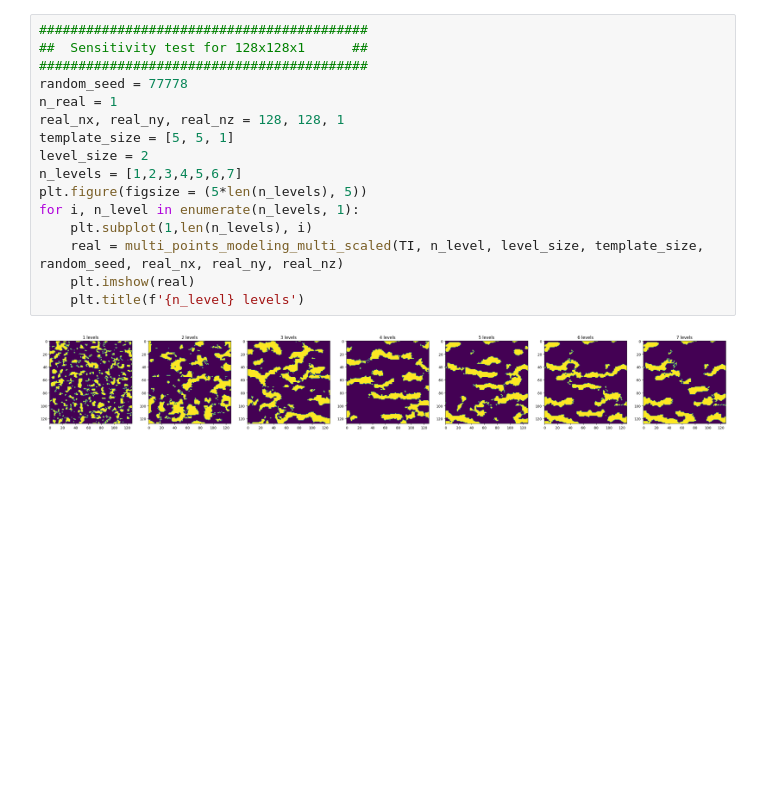
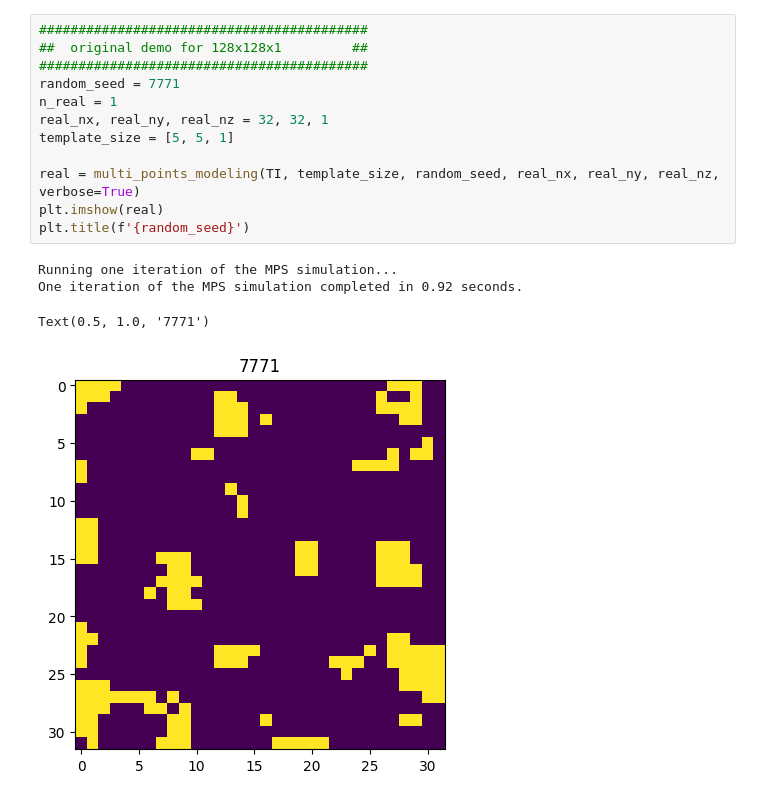
Before and after one commit to geomodeller/funny_mps_v2, a Jupyter notebook: main_multi_lavel_v2.ipynb, the cells around one changed output. Drawn from its saved outputs; the diff is of its cells as text; blank space fills up the shorter version.

```diff
--- a/main_multi_lavel_v2.ipynb
+++ b/main_multi_lavel_v2.ipynb
@@ -28,18 +30,17 @@ for i in range(25):
 # %%
 ##########################################
-##  Sensitivity test for 128x128x1      ##
+##  original demo for 128x128x1         ##
 ##########################################
-random_seed = 77778
+random_seed = 7771
 n_real = 1
-real_nx, real_ny, real_nz = 128, 128, 1
+real_nx, real_ny, real_nz = 32, 32, 1
 template_size = [5, 5, 1]
-level_size = 2
-n_levels = [1,2,3,4,5,6,7]
-plt.figure(figsize = (5*len(n_levels), 5))
-for i, n_level in enumerate(n_levels, 1):
-    plt.subplot(1,len(n_levels), i)
-    real = multi_points_modeling_multi_scaled(TI, n_level, level_size, template_size, random_seed, real_nx, real_ny, real_nz)
-    plt.imshow(real)
-    plt.title(f'{n_level} levels')
+
+real = multi_points_modeling(TI, template_size, random_seed, real_nx, real_ny, real_nz, verbose=True)
+plt.imshow(real)
+plt.title(f'{random_seed}')
 # %% [output]
+Running one iteration of the MPS simulation...
+One iteration of the MPS simulation completed in 0.92 seconds.
+Text(0.5, 1.0, '7771')
-[figure, old version]
+[figure, new version]
```
Also changed, not shown: parts of 10 cells of this notebook, 1 other file.
